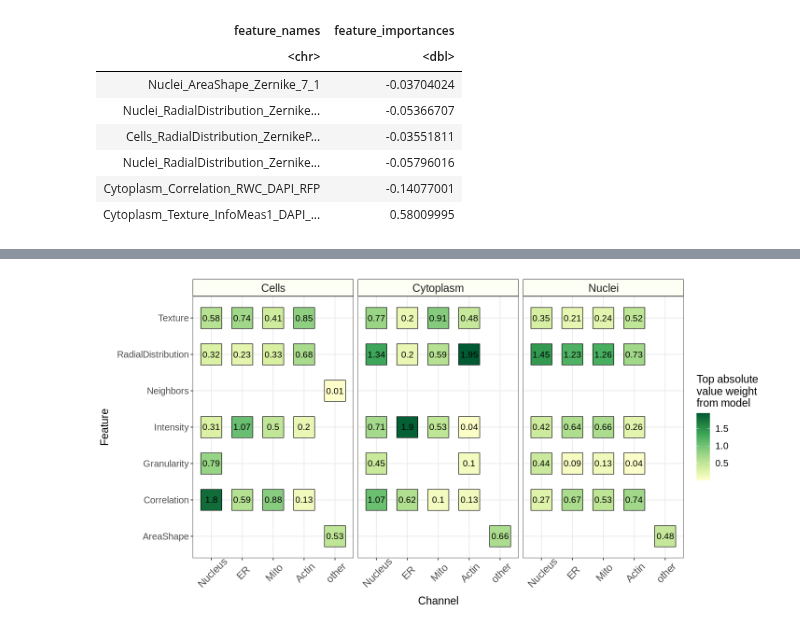
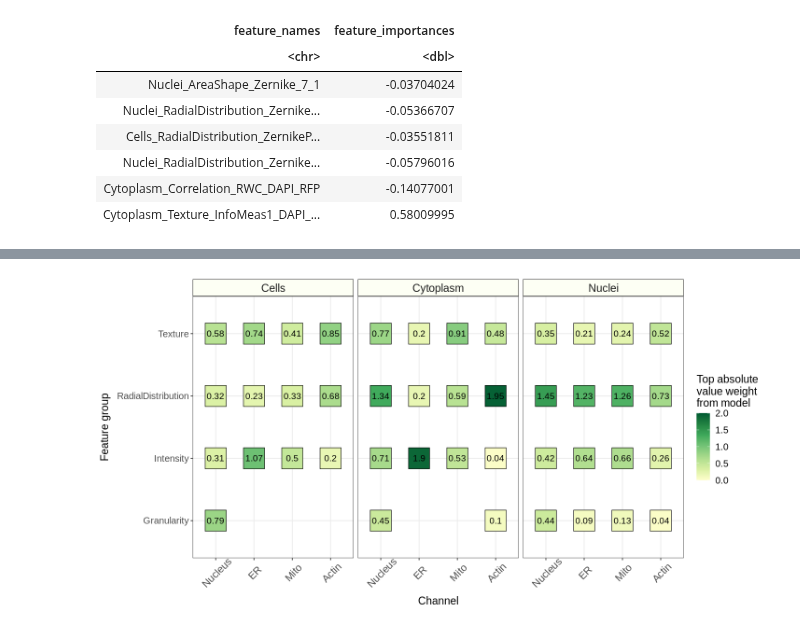
Before and after one commit to WayScience/NF1_SchwannCell_data_analysis, a Jupyter notebook: 4.figures/main_figure_4/main_figure_4.ipynb, the cells around one changed output, grey strips where cells are left out. Drawn from its saved outputs; the diff is of its cells as text; code cells hidden in the pictures.

```diff
--- a/4.figures/main_figure_4/main_figure_4.ipynb
+++ b/4.figures/main_figure_4/main_figure_4.ipynb
@@ -86,11 +86,6 @@ channels <- c(
     "other" = "other"
 )
 
-feat_import_df <- feat_import_df %>%
-    dplyr::filter(channel_cleaned %in% names(channels)) %>%
-    dplyr::group_by(feature_group, channel_cleaned, compartment) %>%
-    dplyr::slice_max(order_by = feature_importances, n = 1)
-
 print(dim(feat_import_df))
 head(feat_import_df, 3)
 # %% [output]
@@ -107,48 +102,57 @@ A grouped_df: 3 × 10
 # %%
+# Find top feature
+top_feat_import_df <- feat_import_df %>%
+    dplyr::filter(channel_cleaned %in% names(channels)) %>%
+    dplyr::group_by(feature_group, channel_cleaned, compartment) %>%
+    dplyr::slice_max(order_by = feature_importances, n = 1)
+
 # Add rounded coefficient values to the data frame
-feat_import_df <- feat_import_df %>%
+top_feat_import_df <- top_feat_import_df %>%
     mutate(rounded_coeff = round(feature_importances, 2))
 
 # Reorder the channel_cleaned factor levels
 channel_order <- c("Nucleus", "ER", "Mito", "Actin", "other")
-feat_import_df <- feat_import_df %>%
+top_feat_import_df <- top_feat_import_df %>%
     mutate(channel_cleaned = factor(channel_cleaned, levels = channel_order))
+
+# Process data for plotting
+other_feature_group_df <- top_feat_import_df %>%
+    dplyr::filter(!feature_group %in% c("AreaShape", "Correlation", "Neighbors"))
 
 width <- 12
 height <- 6
 options(repr.plot.width = width, repr.plot.height = height)
 
 # Create the plot
 feature_importance_gg <- (
-    ggplot(feat_import_df, aes(x = channel_cleaned, y = feature_group))
+    ggplot(other_feature_group_df, aes(x = channel_cleaned, y = feature_group))
     + geom_point(aes(fill = feature_importances), pch = 22, size = 14)
     + geom_text(aes(label = rounded_coeff), size = 4)
     + facet_wrap("~compartment", ncol = 3)
     + theme_bw()
     + scale_fill_distiller(
         name = "Top absolute\nvalue weight\nfrom model",
         palette = "YlGn",
-        direction = 1
+        direction = 1,
+        limits = c(0, 2)
     )
     + xlab("Channel")
-    + ylab("Feature")
+    + ylab("Feature group")
     + theme(
         axis.text = element_text(size = 12),
         axis.text.x = element_text(angle = 45, size = 13, vjust = 0.7, hjust = 0.5),
         axis.title = element_text(size = 14),
         legend.text = element_text(size = 12),
         legend.title = element_text(size = 14),
         strip.text = element_text(size = 14),
         strip.background = element_rect(
             colour = "black",
             fill = "#fdfff4"
         ),
         legend.position = "right"
     )
 )
 
-ggsave("./coefficient_plot.png", feature_importance_gg, width=width, height=height, dpi=500)
-
 feature_importance_gg
 # %% [output]
-[figure, old version]
+[figure, new version]
```
Also changed, not shown: parts of 5 cells of this notebook, 1 other file.
